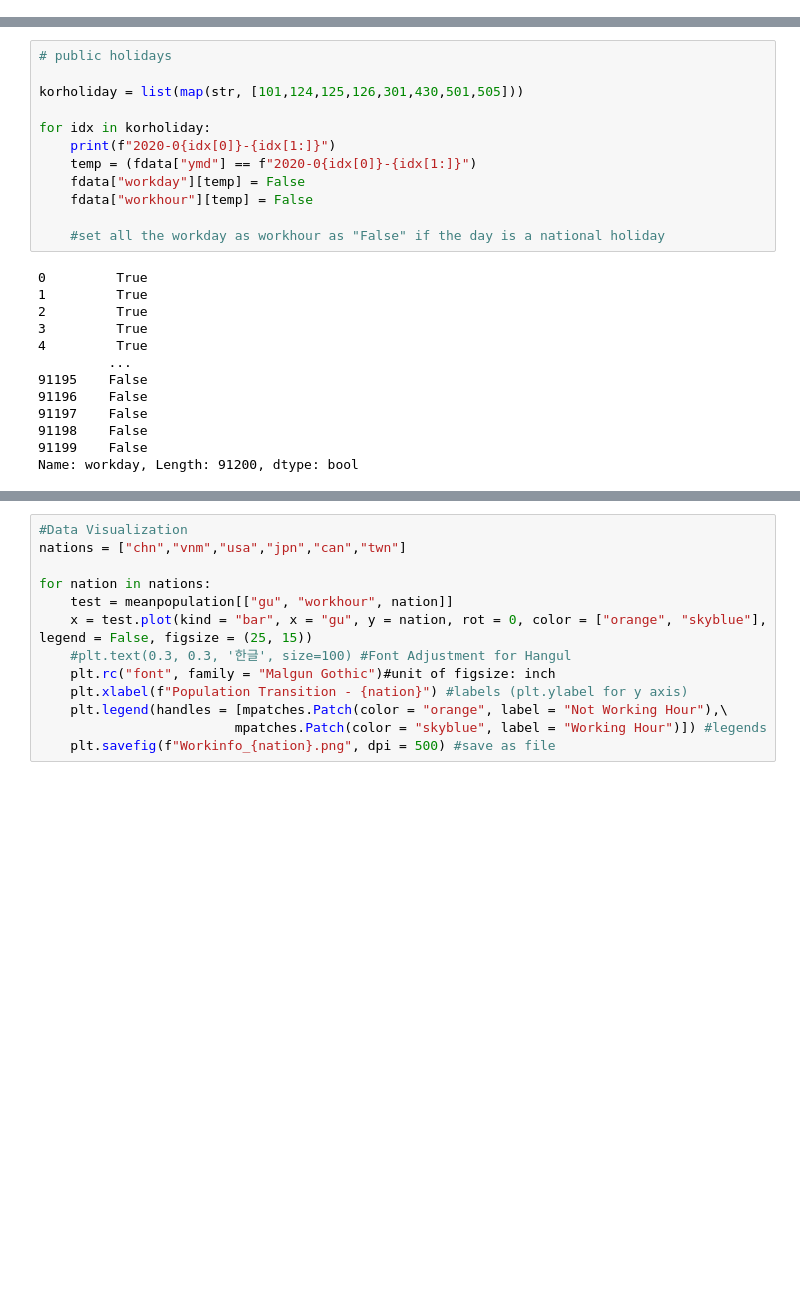
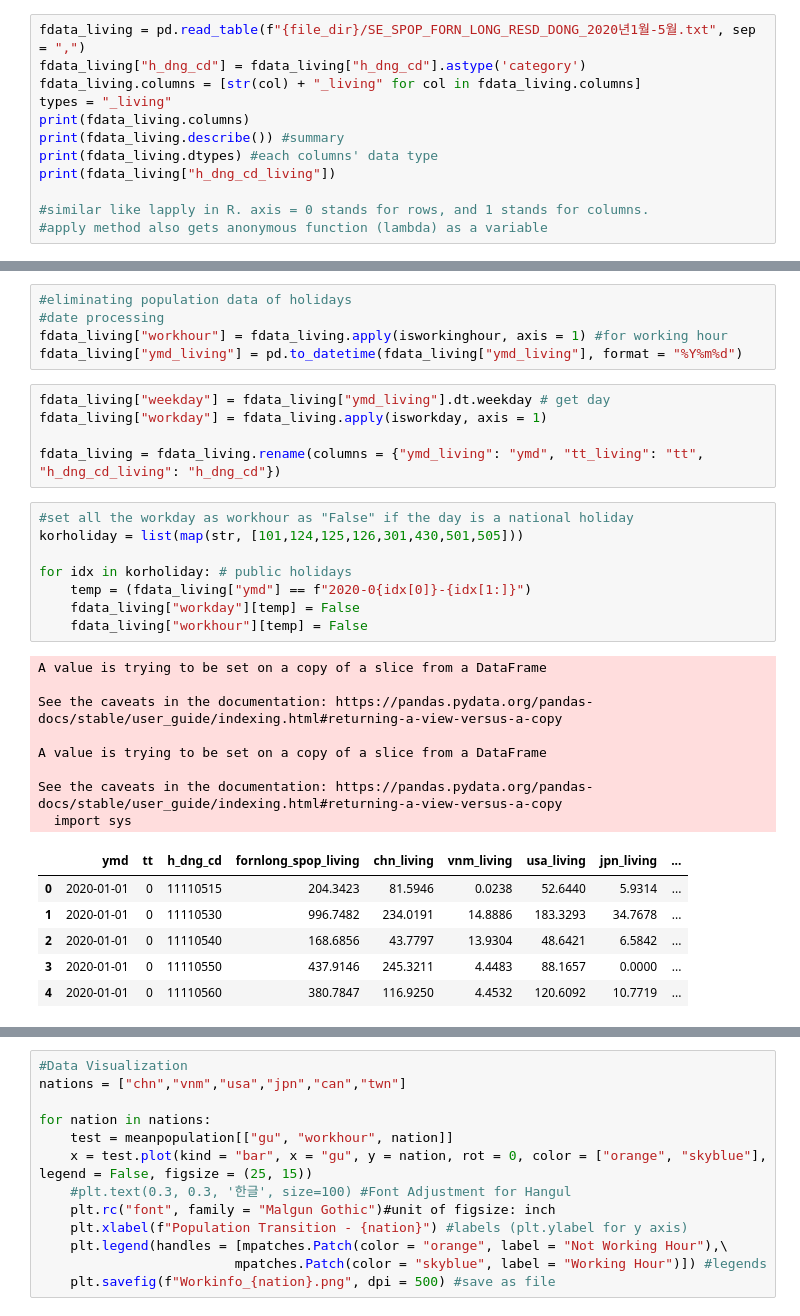
Before and after one commit to icehongsi/seoulresearch_project, a Jupyter notebook: Research/foreignLivingPopulationPreprocessing.ipynb, the cells around one changed output, grey strips where cells are left out. Drawn from its saved outputs; the diff is of its cells as text; blank space fills up the shorter version.

```diff
--- a/Research/Preprocessing_1.ipynb
+++ b/Research/foreignLivingPopulationPreprocessing.ipynb
@@ -75,0 +65,12 @@ dtype: object
+# %%
+fdata_living = pd.read_table(f"{file_dir}/SE_SPOP_FORN_LONG_RESD_DONG_2020년1월-5월.txt", sep = ",")
+fdata_living["h_dng_cd"] = fdata_living["h_dng_cd"].astype('category')
+fdata_living.columns = [str(col) + "_living" for col in fdata_living.columns]
+types = "_living"
+print(fdata_living.columns)
+print(fdata_living.describe()) #summary
+print(fdata_living.dtypes) #each columns' data type
+print(fdata_living["h_dng_cd_living"])
+
+#similar like lapply in R. axis = 0 stands for rows, and 1 stands for columns.
+#apply method also gets anonymous function (lambda) as a variable
@@ -76,25 +95,33 @@ dtype: object
+# %%
+#eliminating population data of holidays
+#date processing
+fdata_living["workhour"] = fdata_living.apply(isworkinghour, axis = 1) #for working hour
+fdata_living["ymd_living"] = pd.to_datetime(fdata_living["ymd_living"], format = "%Y%m%d")
+# %%
+fdata_living["weekday"] = fdata_living["ymd_living"].dt.weekday # get day
+fdata_living["workday"] = fdata_living.apply(isworkday, axis = 1)
+
+fdata_living = fdata_living.rename(columns = {"ymd_living": "ymd", "tt_living": "tt", "h_dng_cd_living": "h_dng_cd"})
 # %%
-# public holidays
-
+#set all the workday as workhour as "False" if the day is a national holiday
 korholiday = list(map(str, [101,124,125,126,301,430,501,505]))
 
-for idx in korholiday:
-    print(f"2020-0{idx[0]}-{idx[1:]}")
-    temp = (fdata["ymd"] == f"2020-0{idx[0]}-{idx[1:]}")
-    fdata["workday"][temp] = False
-    fdata["workhour"][temp] = False
-
-    #set all the workday as workhour as "False" if the day is a national holiday
+for idx in korholiday: # public holidays
+    temp = (fdata_living["ymd"] == f"2020-0{idx[0]}-{idx[1:]}")
+    fdata_living["workday"][temp] = False
+    fdata_living["workhour"][temp] = False
 # %% [output]
-0         True
-1         True
-2         True
-3         True
-4         True
-         ...
-91195    False
-91196    False
-91197    False
-91198    False
-91199    False
-Name: workday, Length: 91200, dtype: bool
+A value is trying to be set on a copy of a slice from a DataFrame
+
+See the caveats in the documentation: https://pandas.pydata.org/pandas-docs/stable/user_guide/indexing.html#returning-a-view-versus-a-copy
+
+A value is trying to be set on a copy of a slice from a DataFrame
+
+See the caveats in the documentation: https://pandas.pydata.org/pandas-docs/stable/user_guide/indexing.html#returning-a-view-versus-a-copy
+  import sys
+|  | ymd | tt | h_dng_cd | fornlong_spop_living | chn_living | vnm_living | usa_living | jpn_living | ... |
+| 0 | 2020-01-01 | 0 | 11110515 | 204.3423 | 81.5946 | 0.0238 | 52.6440 | 5.9314 | ... |
+| 1 | 2020-01-01 | 0 | 11110530 | 996.7482 | 234.0191 | 14.8886 | 183.3293 | 34.7678 | ... |
+| 2 | 2020-01-01 | 0 | 11110540 | 168.6856 | 43.7797 | 13.9304 | 48.6421 | 6.5842 | ... |
+| 3 | 2020-01-01 | 0 | 11110550 | 437.9146 | 245.3211 | 4.4483 | 88.1657 | 0.0000 | ... |
+| 4 | 2020-01-01 | 0 | 11110560 | 380.7847 | 116.9250 | 4.4532 | 120.6092 | 10.7719 | ... |
```
Also changed, not shown: parts of 15 cells of this notebook, 2 other files.
